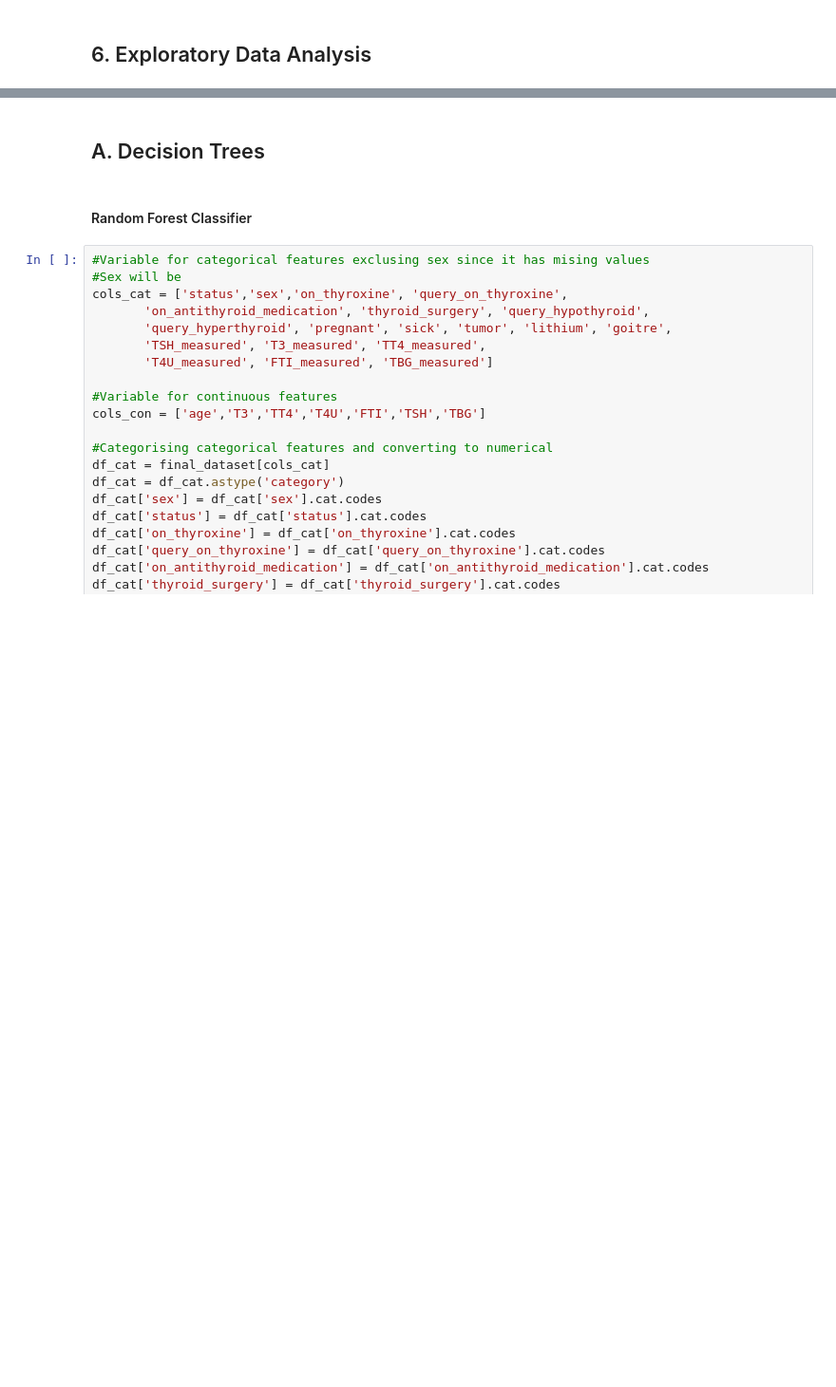
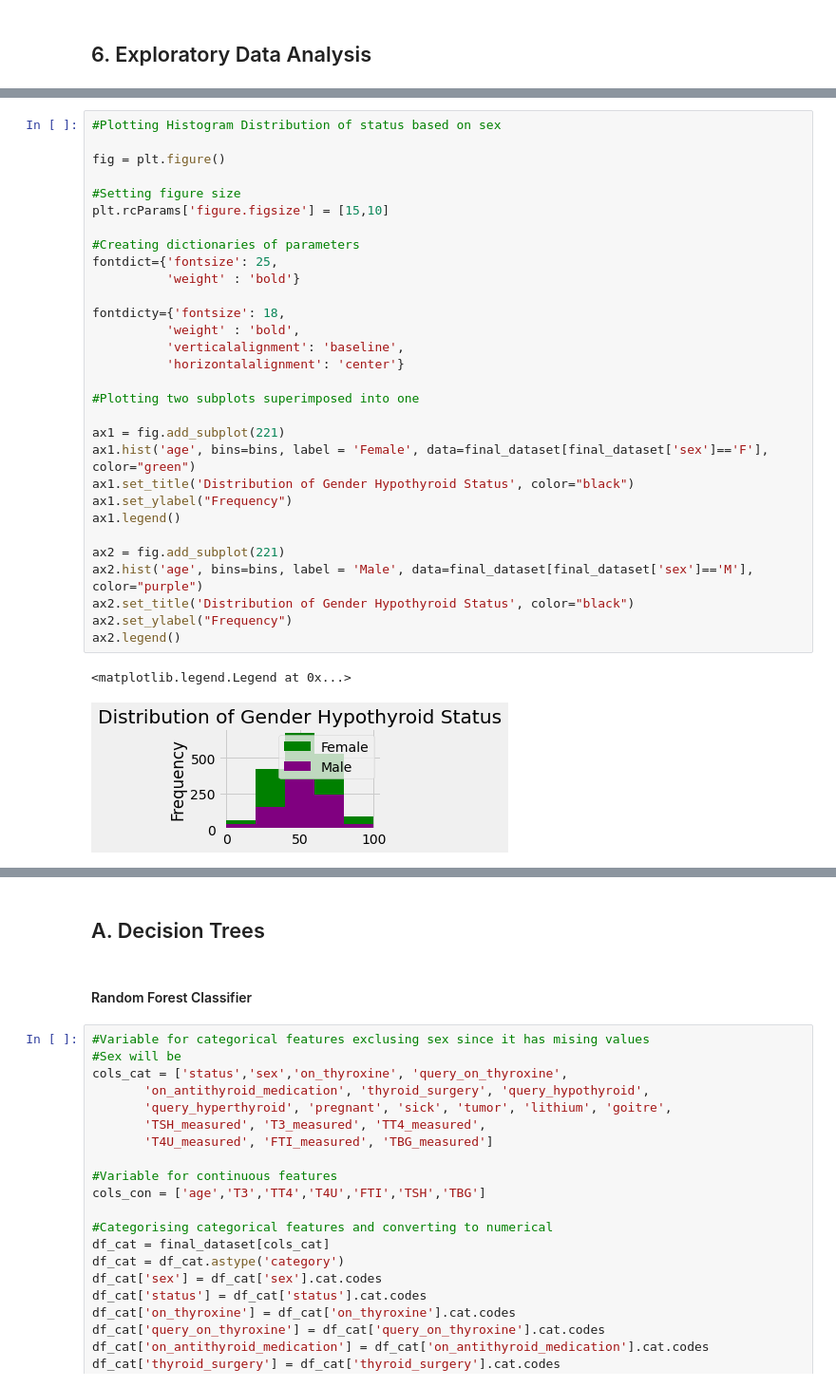
Before and after one commit to davidmuna/Nairobi-Hospital-Clinical-Hypothyroidism-Camp, a Jupyter notebook: Hypothyroid_Classification_David_Muna.ipynb, the cells around one changed output, grey strips where cells are left out. Shown at 95% size. Drawn from its saved outputs; the diff is of its cells as text; blank space fills up the shorter version.

```diff
--- a/Hypothyroid_Classification_David_Muna.ipynb
+++ b/Hypothyroid_Classification_David_Muna.ipynb
@@ -414,0 +486,33 @@ final_dataset.shape
+# %%
+#Plotting Histogram Distribution of status based on sex
+
+fig = plt.figure()
+
+#Setting figure size
+plt.rcParams['figure.figsize'] = [15,10]
+
+#Creating dictionaries of parameters
+fontdict={'fontsize': 25,
+          'weight' : 'bold'}
+
+fontdicty={'fontsize': 18,
+          'weight' : 'bold',
+          'verticalalignment': 'baseline',
+          'horizontalalignment': 'center'}
+
+#Plotting two subplots superimposed into one
+
+ax1 = fig.add_subplot(221)
+ax1.hist('age', bins=bins, label = 'Female', data=final_dataset[final_dataset['sex']=='F'], color="green")
+ax1.set_title('Distribution of Gender Hypothyroid Status', color="black")
+ax1.set_ylabel("Frequency")
+ax1.legend()
+
+ax2 = fig.add_subplot(221)
+ax2.hist('age', bins=bins, label = 'Male', data=final_dataset[final_dataset['sex']=='M'], color="purple")
+ax2.set_title('Distribution of Gender Hypothyroid Status', color="black")
+ax2.set_ylabel("Frequency")
+ax2.legend()
+# %% [output]
+<matplotlib.legend.Legend at 0x...>
+[figure, added]
```
Also changed, not shown: parts of 24 cells of this notebook.
